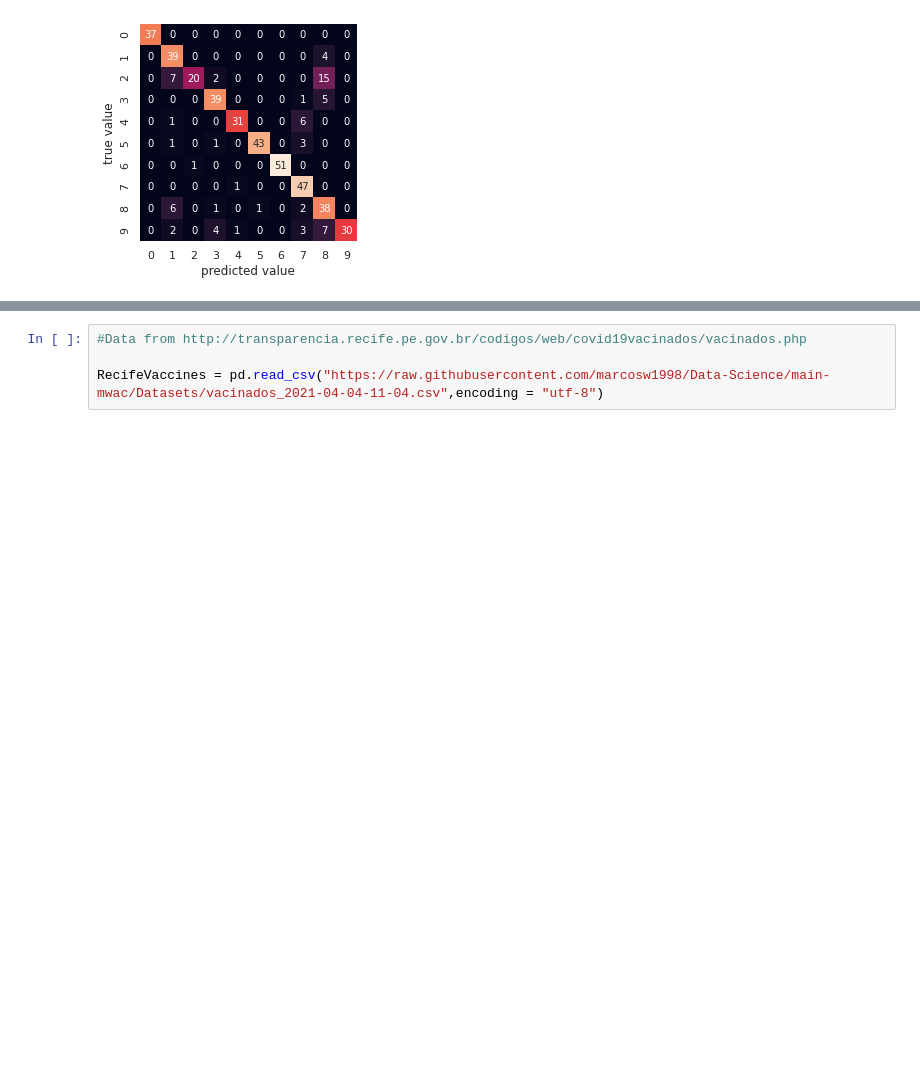
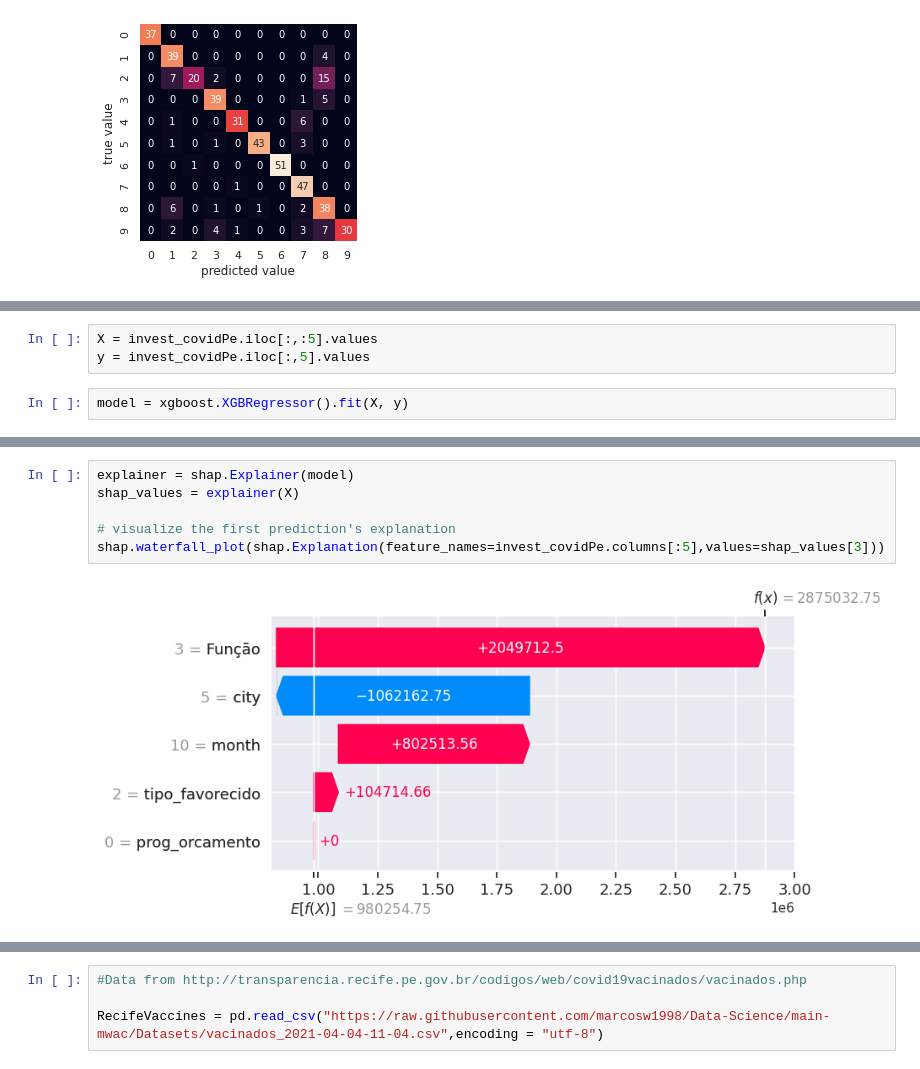
Before and after one commit to marcosw1998/Data-Science, a Jupyter notebook: Project_ee2/predict_covid_spends.ipynb, the cells around one changed output, grey strips where cells are left out. Saved outputs shown, nothing was run; the diff lists cells and outputs as text; blank space fills up the shorter version.

```diff
--- a/Project_ee2/predict_covid_spends.ipynb
+++ b/Project_ee2/predict_covid_spends.ipynb
@@ -884,0 +848,5 @@ warnings.simplefilter(action='ignore', category=FutureWarning)
+# %%
+X = invest_covidPe.iloc[:,:5].values
+y = invest_covidPe.iloc[:,5].values
+# %%
+model = xgboost.XGBRegressor().fit(X, y)
@@ -884,0 +855,8 @@ warnings.simplefilter(action='ignore', category=FutureWarning)
+# %%
+explainer = shap.Explainer(model)
+shap_values = explainer(X)
+
+# visualize the first prediction's explanation
+shap.waterfall_plot(shap.Explanation(feature_names=invest_covidPe.columns[:5],values=shap_values[3]))
+# %% [output]
+[figure, added]
```
Also changed, not shown: parts of 28 cells of this notebook.
